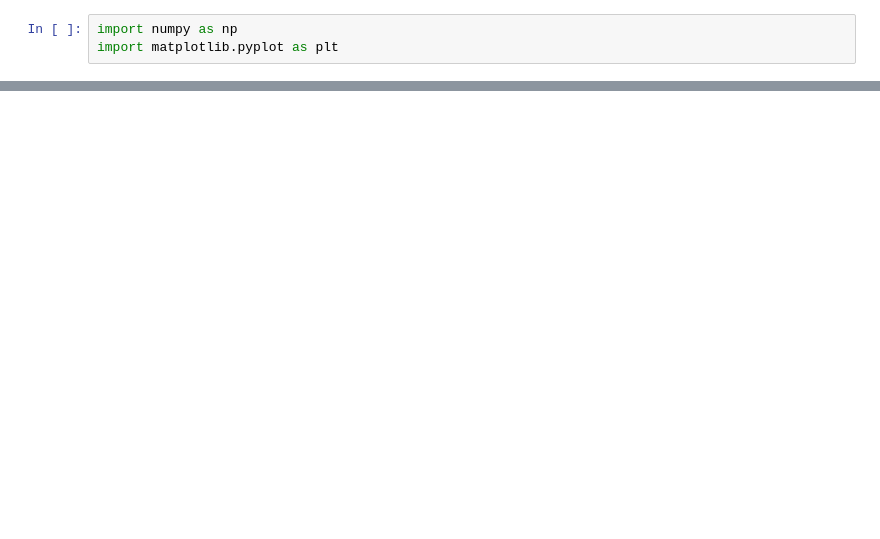
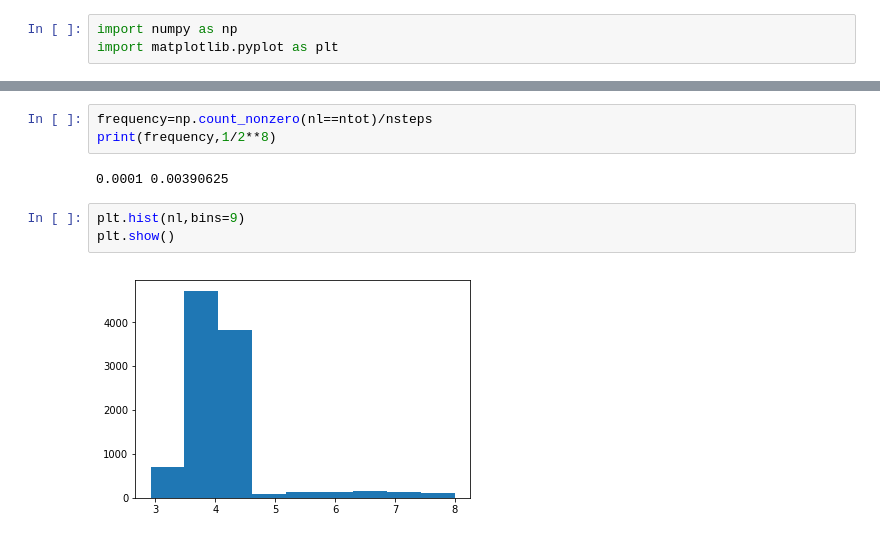
Before and after one commit to UNT-PHYS-6110-Template/Homework_1, a Jupyter notebook: assignment_3.ipynb, the cells around one changed output, grey strips where cells are left out. Cells and saved outputs as stored; diff of their text form; blank space fills up the shorter version.

```diff
--- a/assignment_3.ipynb
+++ b/assignment_3.ipynb
@@ -22,0 +70,10 @@ plt.show()
+# %%
+frequency=np.count_nonzero(nl==ntot)/nsteps
+print(frequency,1/2**8)
+# %% [output]
+0.0001 0.00390625
+# %%
+plt.hist(nl,bins=9)
+plt.show()
+# %% [output]
+[figure, added]
```
Also changed, not shown: parts of 13 cells of this notebook, 1 other file.
